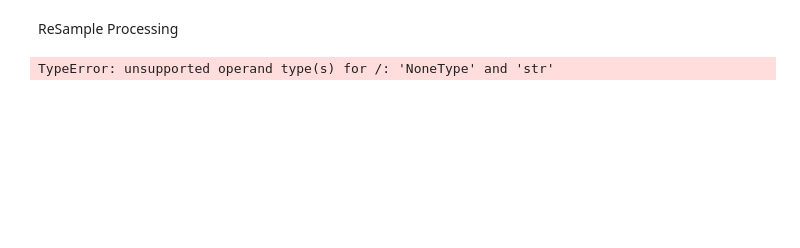
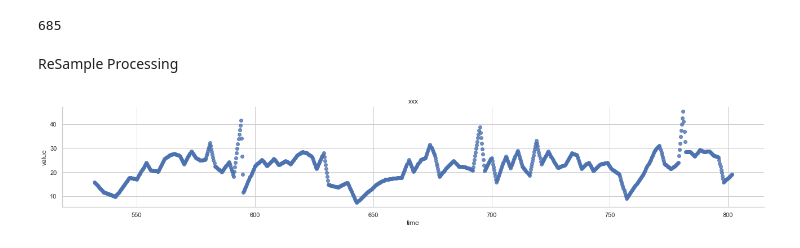
Before and after one commit to HansenBurger/ExtubeWeanPrediction, a Jupyter notebook: prsa.ipynb, the cells around one changed output. Saved outputs shown, nothing was run; the diff lists cells and outputs as text; code cells hidden in the pictures; blank space fills up the shorter version.

```diff
--- a/prsa.ipynb
+++ b/prsa.ipynb
@@ -43,14 +43,20 @@ ve = np.array([i.ve for i in resp_l])
 wid_l = [round(i.wid) for i in resp_l]
 t_ind = np.array([sum(wid_l[0:i])for i in range(len(wid_l))])
 df = pd.DataFrame({'t_ind':t_ind,'rr':rr, 'v_t':v_t, 've':ve})
+len(df)
+# %% [output]
+685
 # %% [markdown]
 ReSample Processing
+# %%
+resp_clip = slice(200,300,1)
+interp_rate = 100
+re_rate = 4
 # %%
-rs_p = FreqPreMethod(df.t_ind, df.rr, slice(300, 550, 1))
-rs_p.InterpValue(100)
-rs_p.Resampling(4)
+rs_p = FreqPreMethod(df.t_ind, df.rr, resp_clip)
+rs_p.InterpValue(interp_rate)
+rs_p.Resampling(re_rate)
+pl_P = PlotMain()
+pl_P.lmplot('time', 'value', rs_p.df, 'xxx')
+# %% [output]
+[figure, added]
-# %%
-pl_P = PlotMain()
-pl_P.lmplot('time', 'value', rs_p.df, 'xxx')
-# %% [output]
-TypeError: unsupported operand type(s) for /: 'NoneType' and 'str'
```
Also changed, not shown: parts of 1 cell of this notebook.
